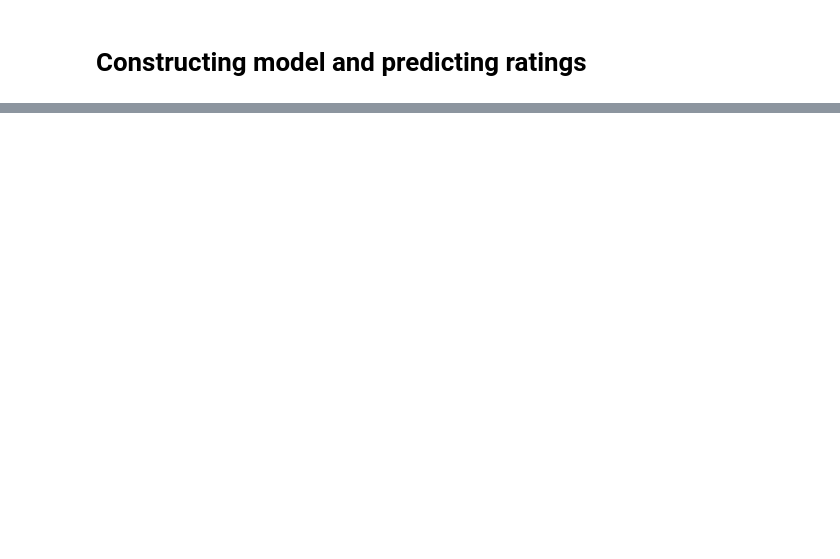
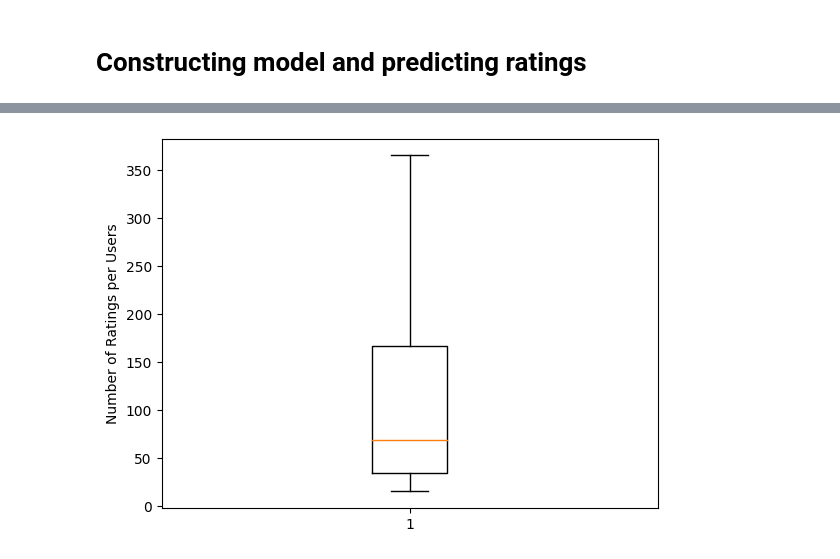
Before and after one commit to chusanapunn/IMDBReccom_AY3T2, a Jupyter notebook: des431_project2.ipynb, the cells around one changed output, grey strips where cells are left out. Saved outputs shown, nothing was run; the diff lists cells and outputs as text; code cells hidden in the pictures; blank space fills up the shorter version.

```diff
--- a/des431_project2.ipynb
+++ b/des431_project2.ipynb
@@ -30,2 +95,11 @@ FileNotFoundError: [Errno 2] No such file or directory: 'ratings_train.csv'
 # %% [markdown]
 # Constructing model and predicting ratings
+# %%
+# remove timestamp in ratings_train
+ratings = ratings_train.copy()
+ratings = ratings_train.drop('timestamp', axis=1)
+
+# convert UserID, MovieID to categorical type
+ratings['userId'] = ratings['userId'].astype('category')
+ratings['movieId'] = ratings['movieId'].astype('category')
+ratings
@@ -31,0 +120,10 @@ FileNotFoundError: [Errno 2] No such file or directory: 'ratings_train.csv'
+# %%
+# filter quality user by their counts of ratings
+user_counts = ratings['userId'].value_counts()
+
+# use boxplot and get rid of outliers to find out the appropriated range of ratings count to keep
+plt.boxplot(user_counts.values, showfliers=False)
+plt.ylabel('Number of Ratings per Users')
+plt.show()
+# %% [output]
+[figure, added]
```
Also changed, not shown: parts of 15 cells of this notebook.
